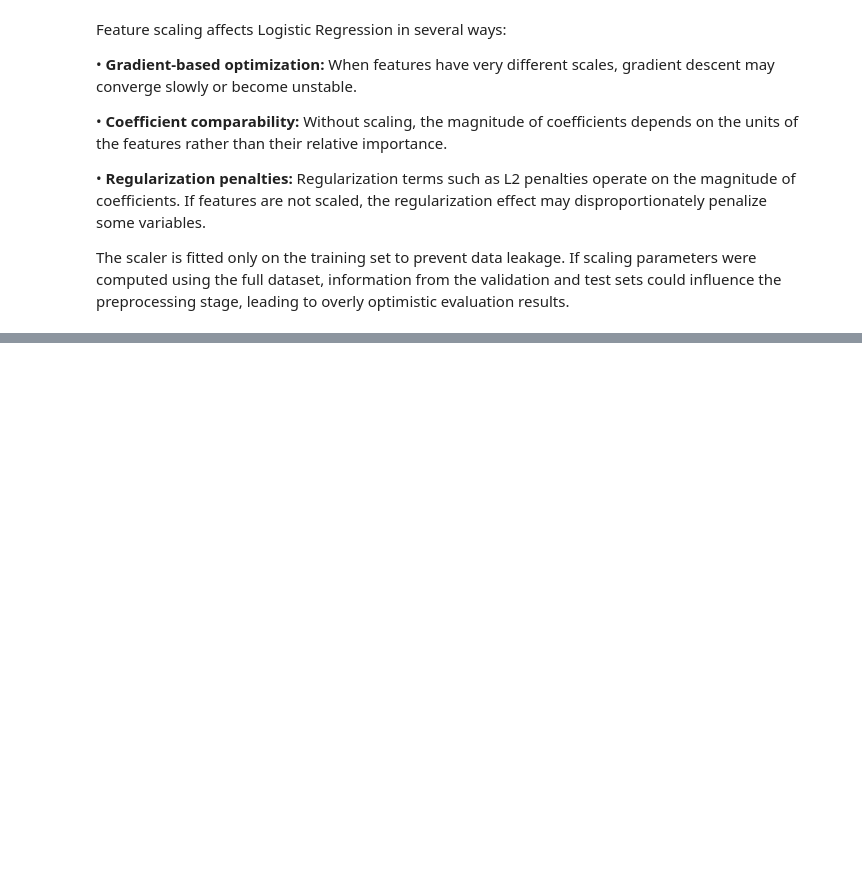
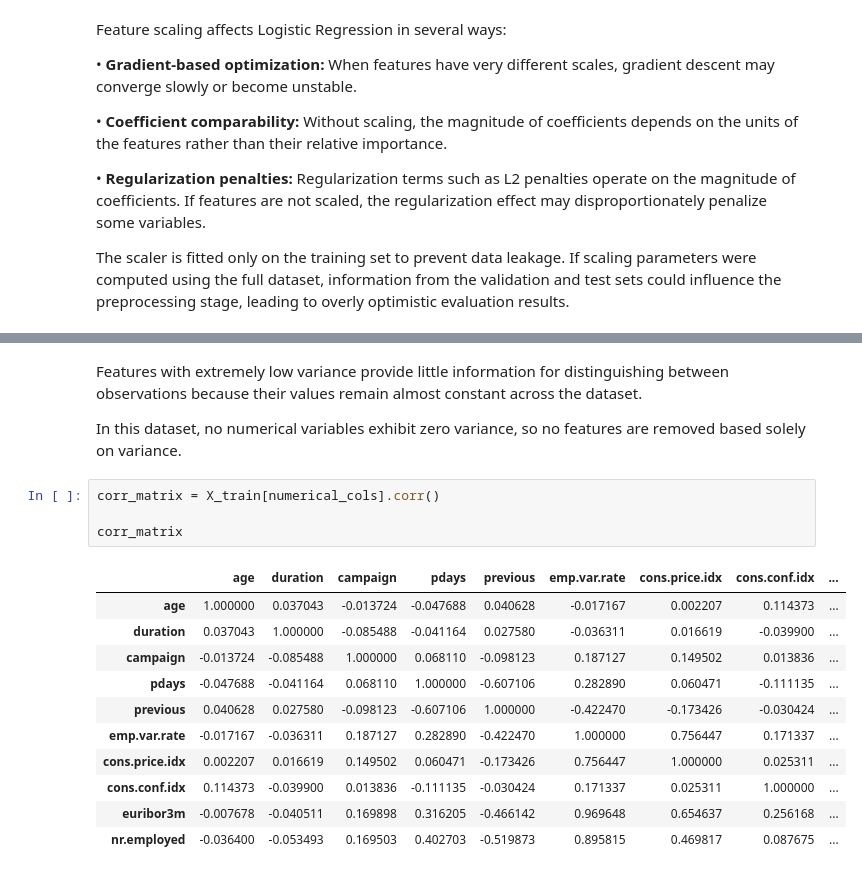
Before and after one commit to issamarida/ML-fundamentals-2026, a Jupyter notebook: assignment_1_issam_arida.ipynb, the cells around one changed output, grey strips where cells are left out. Cells and saved outputs as stored; diff of their text form; blank space fills up the shorter version.

```diff
--- a/assignment_1_issam_arida.ipynb
+++ b/assignment_1_issam_arida.ipynb
@@ -464,0 +478,20 @@ The scaler is fitted only on the training set to prevent data leakage. If scalin
+# %% [markdown]
+Features with extremely low variance provide little information for distinguishing between observations because their values remain almost constant across the dataset.
+
+In this dataset, no numerical variables exhibit zero variance, so no features are removed based solely on variance.
+# %%
+corr_matrix = X_train[numerical_cols].corr()
+
+corr_matrix
+# %% [output]
+|  | age | duration | campaign | pdays | previous | emp.var.rate | cons.price.idx | cons.conf.idx | ... |
+| age | 1.000000 | 0.037043 | -0.013724 | -0.047688 | 0.040628 | -0.017167 | 0.002207 | 0.114373 | ... |
+| duration | 0.037043 | 1.000000 | -0.085488 | -0.041164 | 0.027580 | -0.036311 | 0.016619 | -0.039900 | ... |
+| campaign | -0.013724 | -0.085488 | 1.000000 | 0.068110 | -0.098123 | 0.187127 | 0.149502 | 0.013836 | ... |
+| pdays | -0.047688 | -0.041164 | 0.068110 | 1.000000 | -0.607106 | 0.282890 | 0.060471 | -0.111135 | ... |
+| previous | 0.040628 | 0.027580 | -0.098123 | -0.607106 | 1.000000 | -0.422470 | -0.173426 | -0.030424 | ... |
+| emp.var.rate | -0.017167 | -0.036311 | 0.187127 | 0.282890 | -0.422470 | 1.000000 | 0.756447 | 0.171337 | ... |
+| cons.price.idx | 0.002207 | 0.016619 | 0.149502 | 0.060471 | -0.173426 | 0.756447 | 1.000000 | 0.025311 | ... |
+| cons.conf.idx | 0.114373 | -0.039900 | 0.013836 | -0.111135 | -0.030424 | 0.171337 | 0.025311 | 1.000000 | ... |
+| euribor3m | -0.007678 | -0.040511 | 0.169898 | 0.316205 | -0.466142 | 0.969648 | 0.654637 | 0.256168 | ... |
+| nr.employed | -0.036400 | -0.053493 | 0.169503 | 0.402703 | -0.519873 | 0.895815 | 0.469817 | 0.087675 | ... |
```
Also changed, not shown: parts of 13 cells of this notebook.
